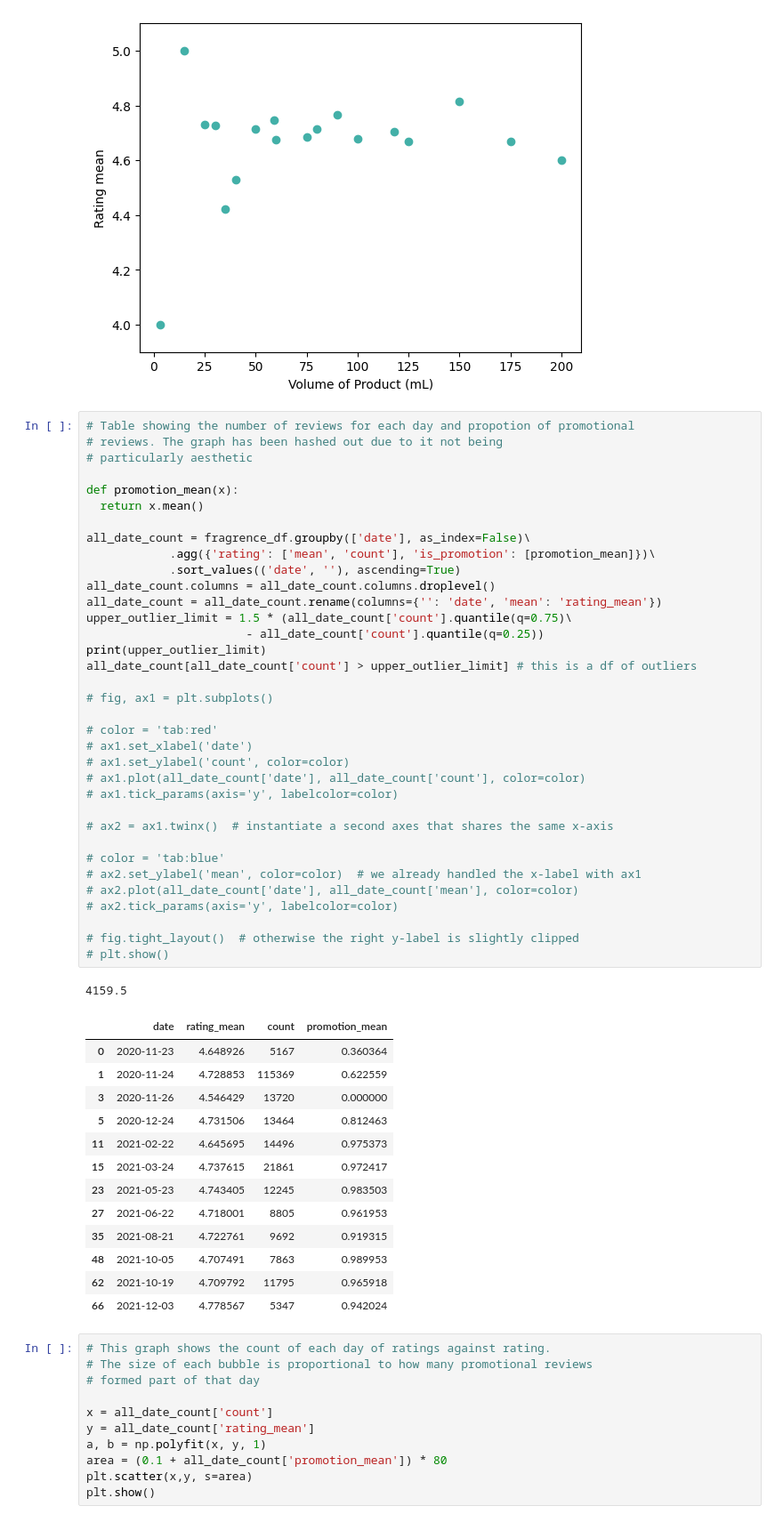
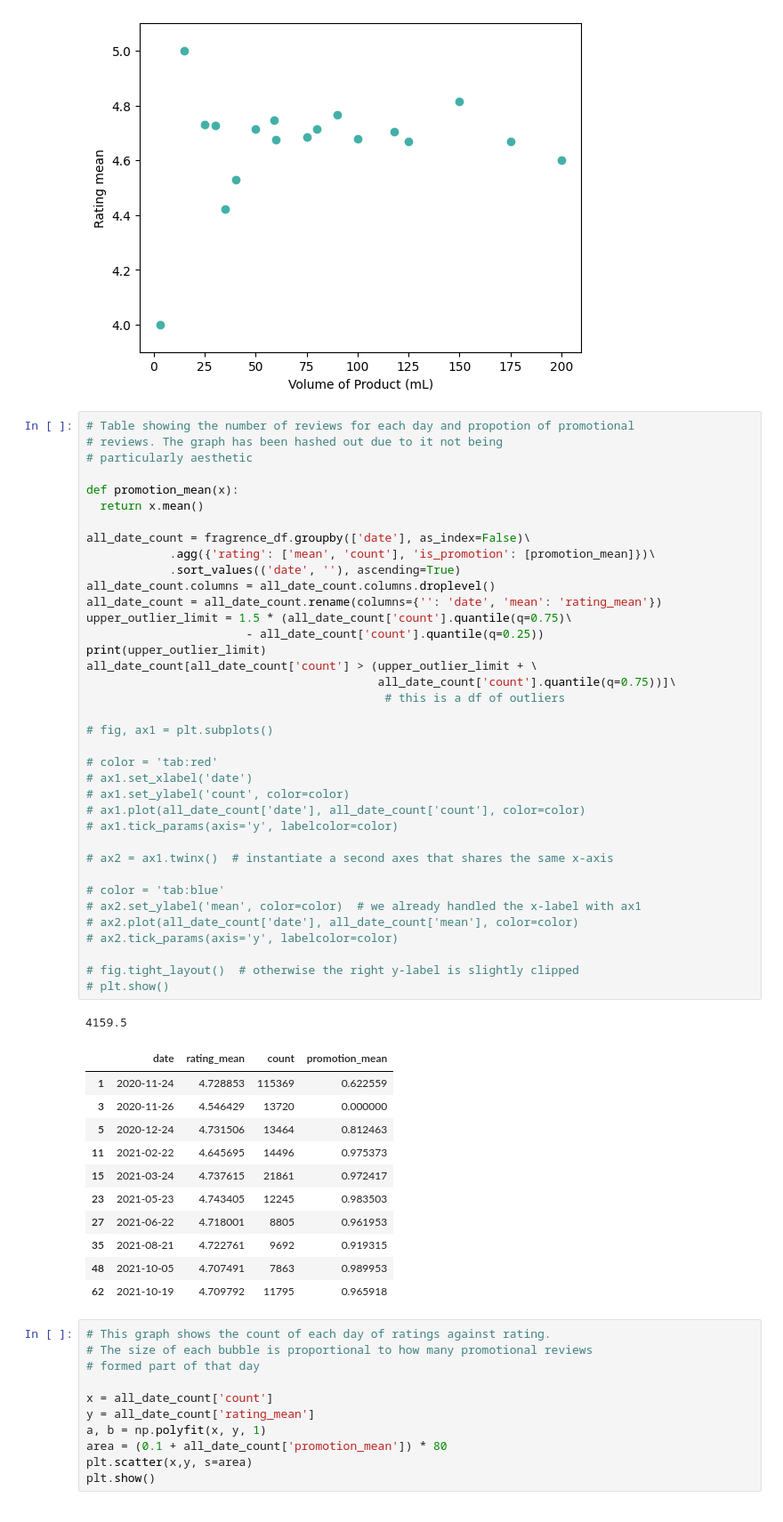
Before and after one commit to jemurphyuk/fm_fragrance_review_data, a Jupyter notebook: Freemavens_data_analysis.ipynb, the cells around one changed output. Shown at 89% size. Saved outputs shown, nothing was run; the diff lists cells and outputs as text.

Commit message:
Created using Colaboratory, updated IQR calcs for outliers

```diff
--- a/Freemavens_data_analysis.ipynb
+++ b/Freemavens_data_analysis.ipynb
@@ -412,35 +396,36 @@ def promotion_mean(x):
 
 all_date_count = fragrence_df.groupby(['date'], as_index=False)\
             .agg({'rating': ['mean', 'count'], 'is_promotion': [promotion_mean]})\
             .sort_values(('date', ''), ascending=True)
 all_date_count.columns = all_date_count.columns.droplevel()
 all_date_count = all_date_count.rename(columns={'': 'date', 'mean': 'rating_mean'})
 upper_outlier_limit = 1.5 * (all_date_count['count'].quantile(q=0.75)\
                        - all_date_count['count'].quantile(q=0.25))
 print(upper_outlier_limit)
-all_date_count[all_date_count['count'] > upper_outlier_limit] # this is a df of outliers
+all_date_count[all_date_count['count'] > (upper_outlier_limit + \
+                                          all_date_count['count'].quantile(q=0.75))]\
+                                           # this is a df of outliers
 
 # fig, ax1 = plt.subplots()
 
 # color = 'tab:red'
 # ax1.set_xlabel('date')
 # ax1.set_ylabel('count', color=color)
 # ax1.plot(all_date_count['date'], all_date_count['count'], color=color)
 # ax1.tick_params(axis='y', labelcolor=color)
 
 # ax2 = ax1.twinx()  # instantiate a second axes that shares the same x-axis
 
 # color = 'tab:blue'
 # ax2.set_ylabel('mean', color=color)  # we already handled the x-label with ax1
 # ax2.plot(all_date_count['date'], all_date_count['mean'], color=color)
 # ax2.tick_params(axis='y', labelcolor=color)
 
 # fig.tight_layout()  # otherwise the right y-label is slightly clipped
 # plt.show()
 # %% [output]
 4159.5
 |  | date | rating_mean | count | promotion_mean |
-| 0 | 2020-11-23 | 4.648926 | 5167 | 0.360364 |
 | 1 | 2020-11-24 | 4.728853 | 115369 | 0.622559 |
 | 3 | 2020-11-26 | 4.546429 | 13720 | 0.000000 |
 | 5 | 2020-12-24 | 4.731506 | 13464 | 0.812463 |
@@ -451,7 +436,6 @@ all_date_count[all_date_count['count'] > upper_outlier_limit] # this is a df of
 | 35 | 2021-08-21 | 4.722761 | 9692 | 0.919315 |
 | 48 | 2021-10-05 | 4.707491 | 7863 | 0.989953 |
 | 62 | 2021-10-19 | 4.709792 | 11795 | 0.965918 |
-| 66 | 2021-12-03 | 4.778567 | 5347 | 0.942024 |
 # %%
 # This graph shows the count of each day of ratings against rating.
 # The size of each bubble is proportional to how many promotional reviews
```
Also changed, not shown: parts of 3 cells of this notebook.
